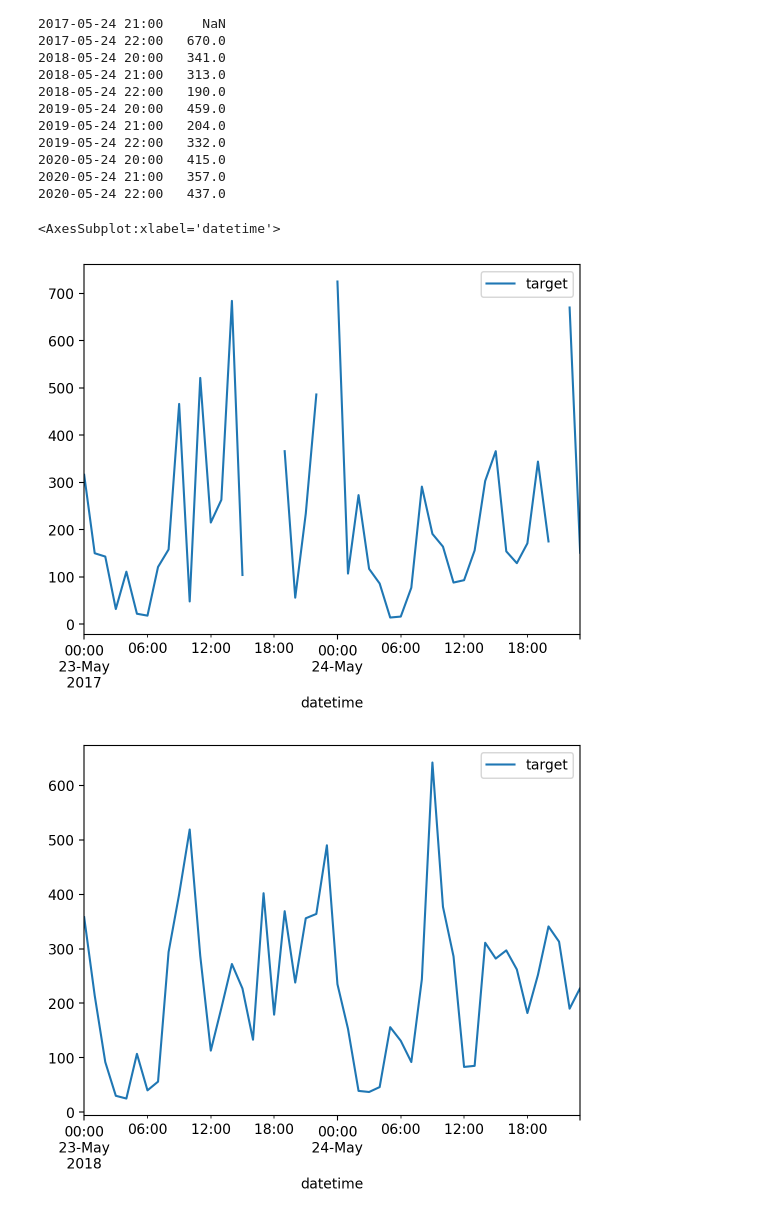
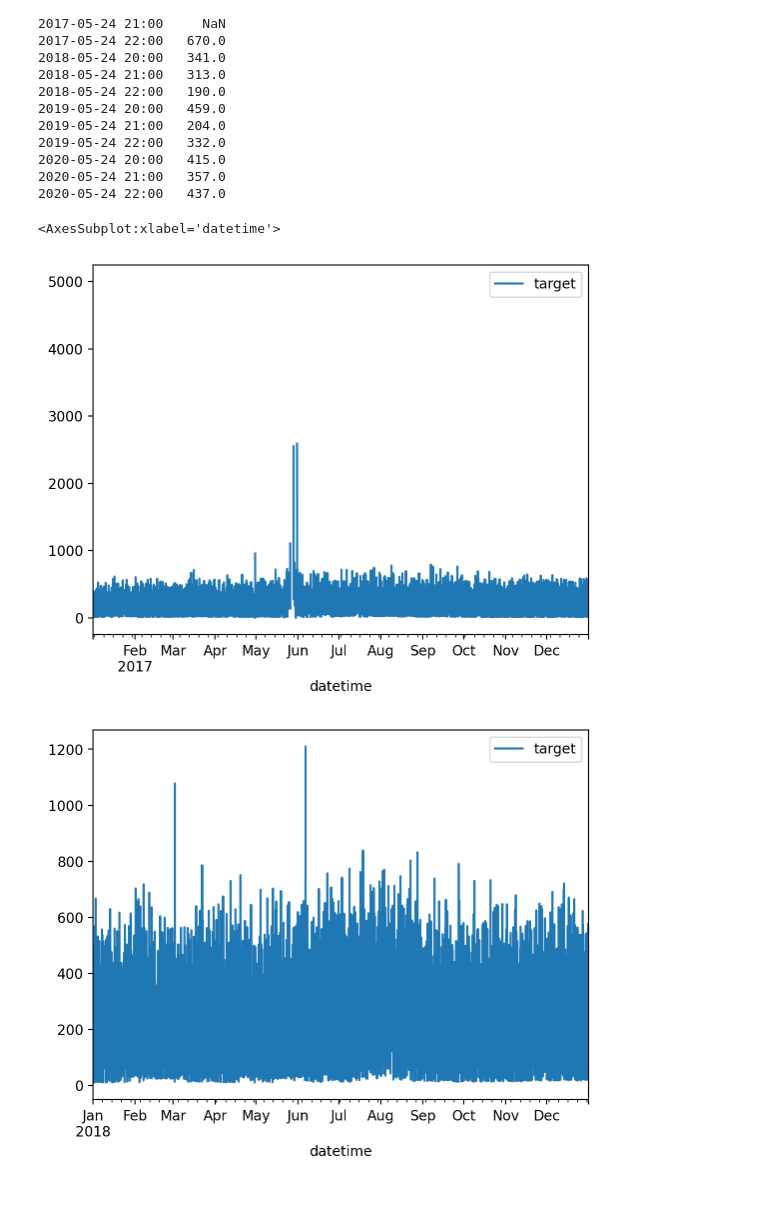
Before and after one commit to pyh5214/ML_Time-Series-Analysis, a Jupyter notebook: water.ipynb, the cells around one changed output. Drawn from its saved outputs; the diff is of its cells as text; code cells hidden in the pictures.

```diff
--- a/water.ipynb
+++ b/water.ipynb
@@ -80,17 +80,17 @@ water.sort_values(by='target', ascending=False)
 # %%
 water.target = water.target.round(0)
 # %%
-water.target.replace(0, np.NaN, inplace=True)
+water.target.replace(np.NaN, 0, inplace=True)
 # %%
 water.plot()
 # %% [output]
 <AxesSubplot:xlabel='datetime'>
 [figure]
 # %%
-water[water.target == water.target.max()] = np.nan  # 위아래 평균값 넣기
+water[water.target == water.target.max()] = 0
 # %%
 for i in range(2):
-    water[water.target == water.target.min()] = np.nan  # np.NaN
+    water[water.target == water.target.min()] = 0
 # %%
 water.plot()
 # %% [output]
@@ -273,18 +273,16 @@ datetime
 2020-05-24 21:00   357.0
 2020-05-24 22:00   437.0
 # %%
-water[(water.index.year == 2017) & (water.index.month == 5) & (
-    water.index.day >= 23) & (water.index.day <= 24)].plot()
-water[(water.index.year == 2018) & (water.index.month == 5) & (
-    water.index.day >= 23) & (water.index.day <= 24)].plot()
+water[(water.index.year == 2017)].plot()
+water[(water.index.year == 2018)].plot()
 water[(water.index.year == 2019) & (water.index.month == 5) & (
     water.index.day >= 23) & (water.index.day <= 24)].plot()
 water[(water.index.year == 2020) & (water.index.month == 5) & (
     water.index.day >= 23) & (water.index.day <= 24)].plot()
 # %% [output]
 <AxesSubplot:xlabel='datetime'>
-[figure, old version]
+[figure, new version]
-[figure, old version]
+[figure, new version]
 [figure]
 [figure]
 # %%
```
Also changed, not shown: parts of 27 cells of this notebook.
